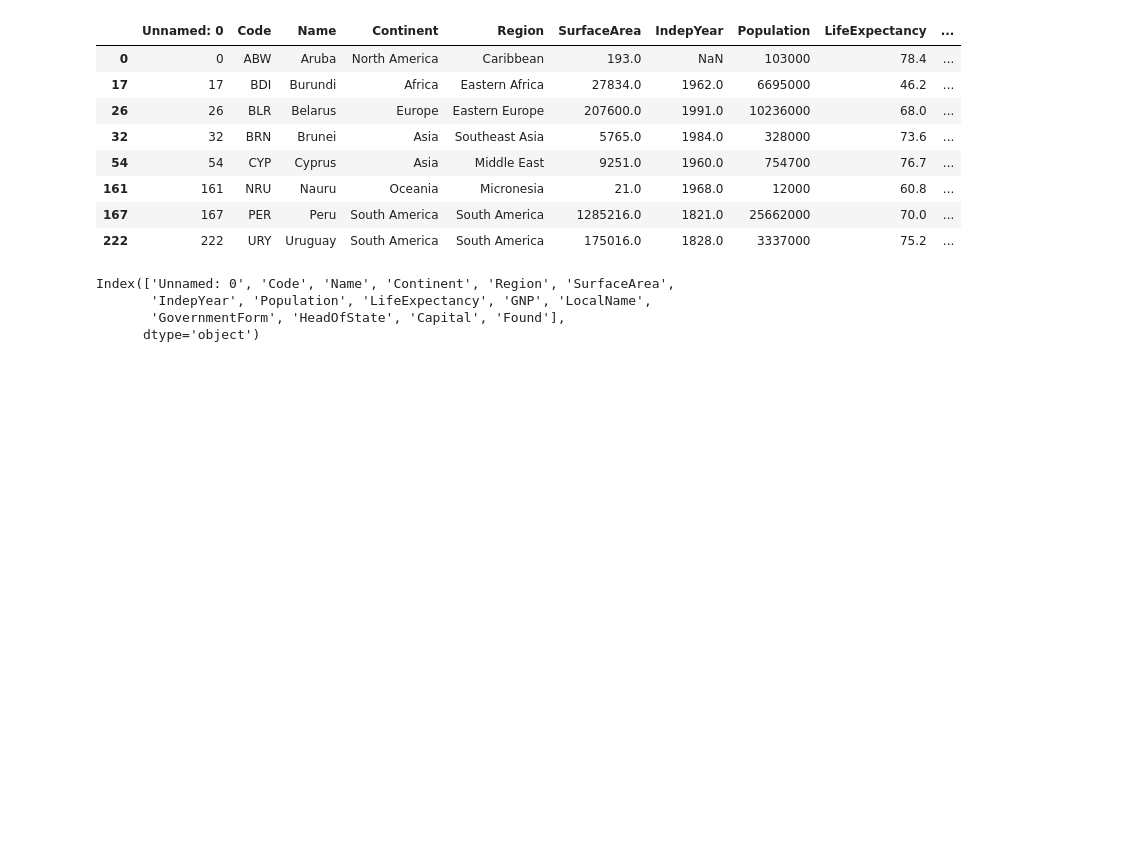
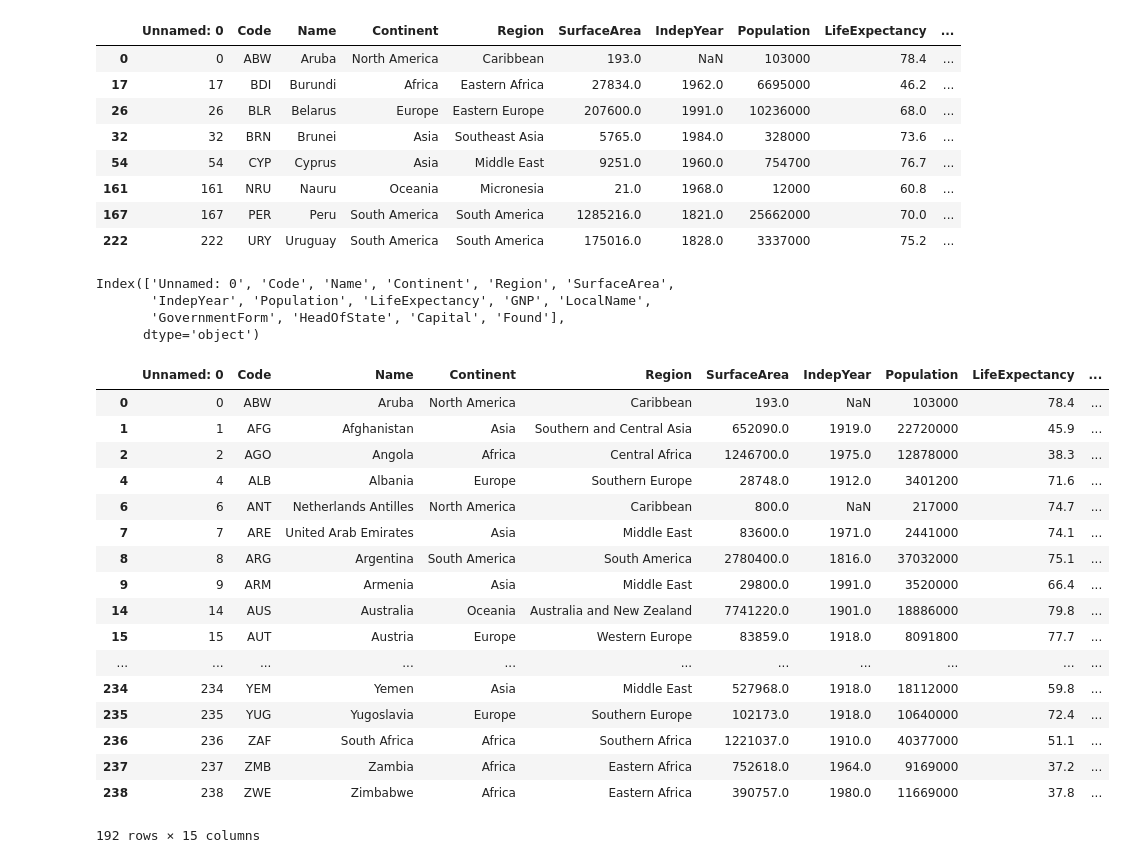
Before and after one commit to AdrianDonohoe/AppDB_python, a Jupyter notebook: Untitled.ipynb, the cells around one changed output. Cells and saved outputs as stored; diff of their text form; code cells hidden in the pictures; blank space fills up the shorter version.

```diff
--- a/Untitled.ipynb
+++ b/Untitled.ipynb
@@ -23,3 +23,27 @@ Index(['Unnamed: 0', 'Code', 'Name', 'Continent', 'Region', 'SurfaceArea',
        'IndepYear', 'Population', 'LifeExpectancy', 'GNP', 'LocalName',
        'GovernmentForm', 'HeadOfState', 'Capital', 'Found'],
       dtype='object')
+# %%
+operator = '<'
+pop = '102000'
+# %%
+df.loc[df.loc[:,'Population'] > int(pop)]
+# %% [output]
+|  | Unnamed: 0 | Code | Name | Continent | Region | SurfaceArea | IndepYear | Population | LifeExpectancy | ... |
+| 0 | 0 | ABW | Aruba | North America | Caribbean | 193.0 | NaN | 103000 | 78.4 | ... |
+| 1 | 1 | AFG | Afghanistan | Asia | Southern and Central Asia | 652090.0 | 1919.0 | 22720000 | 45.9 | ... |
+| 2 | 2 | AGO | Angola | Africa | Central Africa | 1246700.0 | 1975.0 | 12878000 | 38.3 | ... |
+| 4 | 4 | ALB | Albania | Europe | Southern Europe | 28748.0 | 1912.0 | 3401200 | 71.6 | ... |
+| 6 | 6 | ANT | Netherlands Antilles | North America | Caribbean | 800.0 | NaN | 217000 | 74.7 | ... |
+| 7 | 7 | ARE | United Arab Emirates | Asia | Middle East | 83600.0 | 1971.0 | 2441000 | 74.1 | ... |
+| 8 | 8 | ARG | Argentina | South America | South America | 2780400.0 | 1816.0 | 37032000 | 75.1 | ... |
+| 9 | 9 | ARM | Armenia | Asia | Middle East | 29800.0 | 1991.0 | 3520000 | 66.4 | ... |
+| 14 | 14 | AUS | Australia | Oceania | Australia and New Zealand | 7741220.0 | 1901.0 | 18886000 | 79.8 | ... |
+| 15 | 15 | AUT | Austria | Europe | Western Europe | 83859.0 | 1918.0 | 8091800 | 77.7 | ... |
+| ... | ... | ... | ... | ... | ... | ... | ... | ... | ... | ... |
+| 234 | 234 | YEM | Yemen | Asia | Middle East | 527968.0 | 1918.0 | 18112000 | 59.8 | ... |
+| 235 | 235 | YUG | Yugoslavia | Europe | Southern Europe | 102173.0 | 1918.0 | 10640000 | 72.4 | ... |
+| 236 | 236 | ZAF | South Africa | Africa | Southern Africa | 1221037.0 | 1910.0 | 40377000 | 51.1 | ... |
+| 237 | 237 | ZMB | Zambia | Africa | Eastern Africa | 752618.0 | 1964.0 | 9169000 | 37.2 | ... |
+| 238 | 238 | ZWE | Zimbabwe | Africa | Eastern Africa | 390757.0 | 1980.0 | 11669000 | 37.8 | ... |
+192 rows × 15 columns
```
Also changed, not shown: 2 other files.
